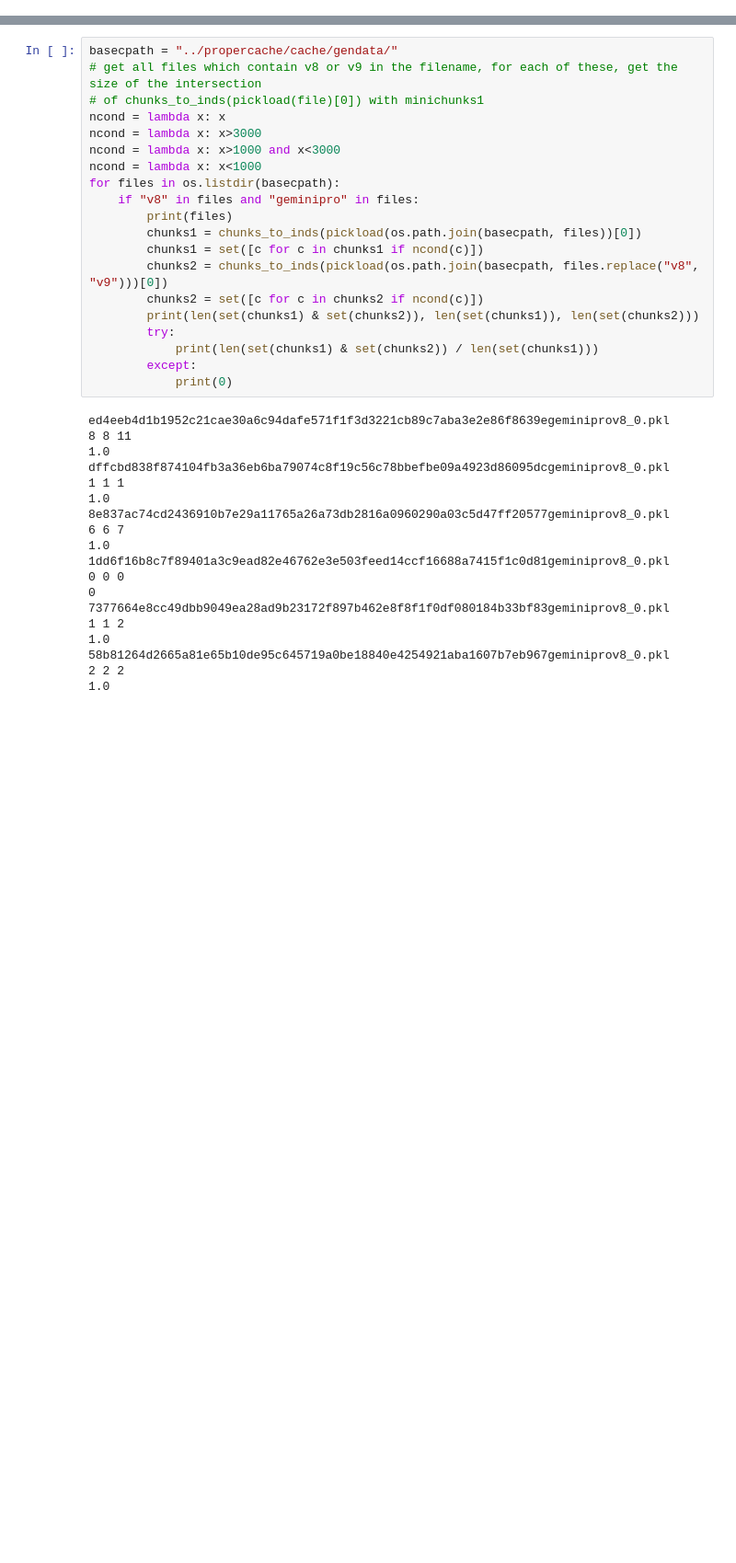
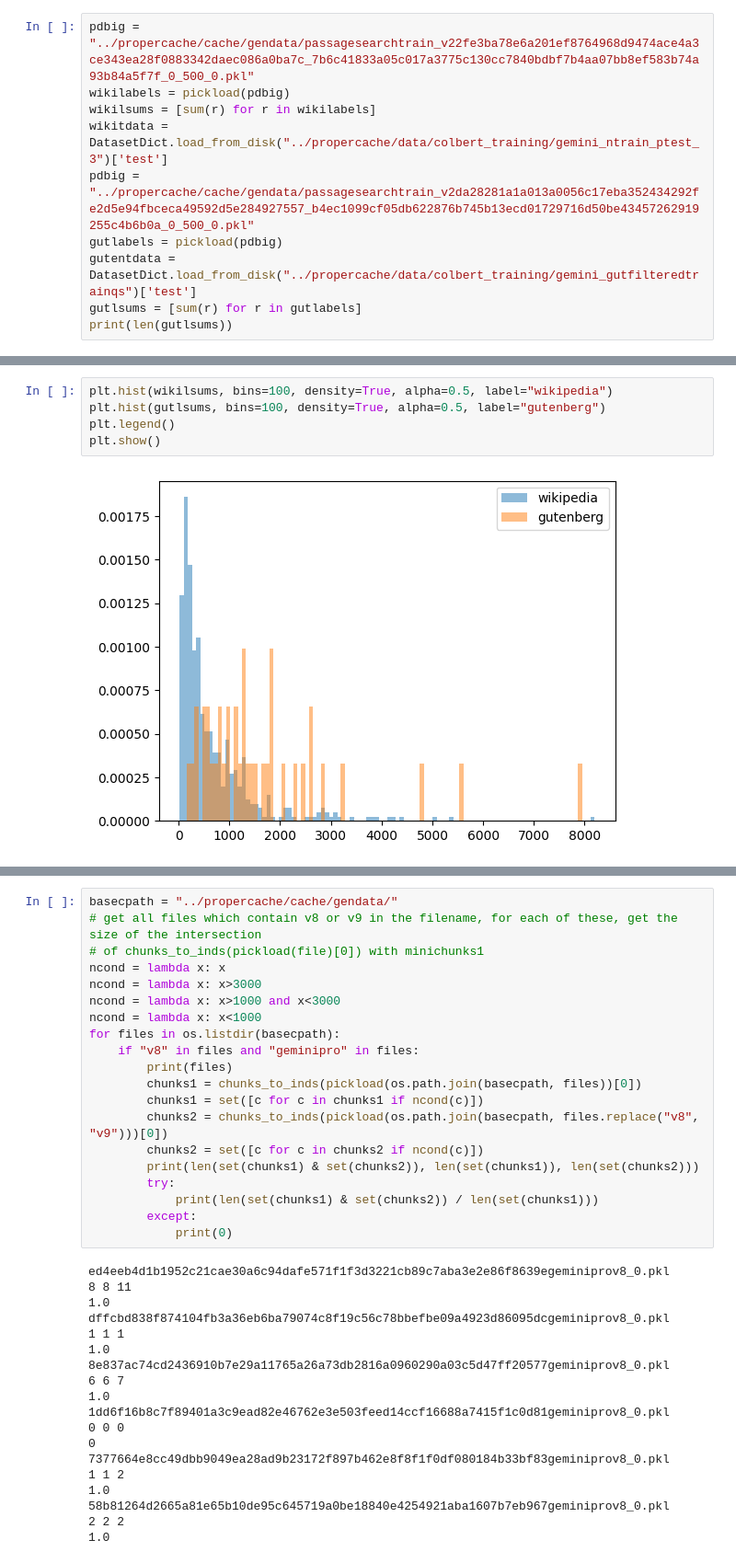
Before and after one commit to PrasannS/setretrieval, a Jupyter notebook: notebooks/linearscan_setup.ipynb, the cells around one changed output, grey strips where cells are left out. Shown at 92% size. Drawn from its saved outputs; the diff is of its cells as text; blank space fills up the shorter version.

```diff
--- a/notebooks/linearscan_setup.ipynb
+++ b/notebooks/linearscan_setup.ipynb
@@ -21,0 +70,10 @@ The autoreload extension is already loaded. To reload it, use:
+# %%
+pdbig = "../propercache/cache/gendata/passagesearchtrain_v22fe3ba78e6a201ef8764968d9474ace4a3ce343ea28f0883342daec086a0ba7c_7b6c41833a05c017a3775c130cc7840bdbf7b4aa07bb8ef583b74a93b84a5f7f_0_500_0.pkl"
+wikilabels = pickload(pdbig)
+wikilsums = [sum(r) for r in wikilabels]
+wikitdata = DatasetDict.load_from_disk("../propercache/data/colbert_training/gemini_ntrain_ptest_3")['test']
+pdbig = "../propercache/cache/gendata/passagesearchtrain_v2da28281a1a013a0056c17eba352434292fe2d5e94fbceca49592d5e284927557_b4ec1099cf05db622876b745b13ecd01729716d50be43457262919255c4b6b0a_0_500_0.pkl"
+gutlabels = pickload(pdbig)
+gutentdata = DatasetDict.load_from_disk("../propercache/data/colbert_training/gemini_gutfilteredtrainqs")['test']
+gutlsums = [sum(r) for r in gutlabels]
+print(len(gutlsums))
@@ -21,0 +102,7 @@ The autoreload extension is already loaded. To reload it, use:
+# %%
+plt.hist(wikilsums, bins=100, density=True, alpha=0.5, label="wikipedia")
+plt.hist(gutlsums, bins=100, density=True, alpha=0.5, label="gutenberg")
+plt.legend()
+plt.show()
+# %% [output]
+[figure, added]
```
Also changed, not shown: parts of 32 cells of this notebook, 25 other files.
